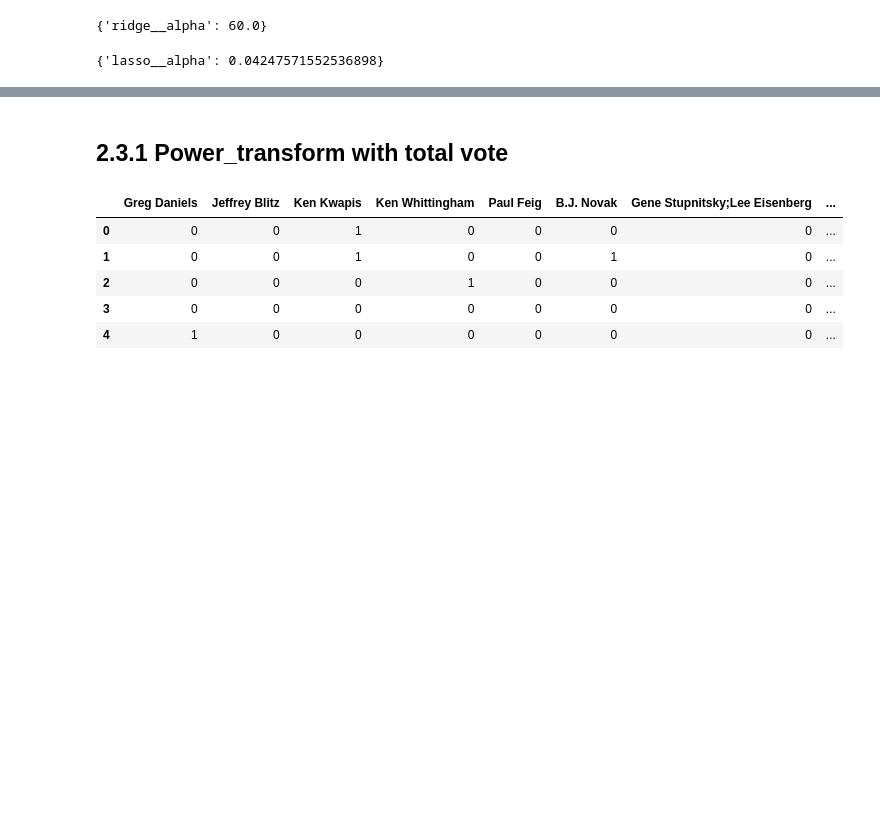
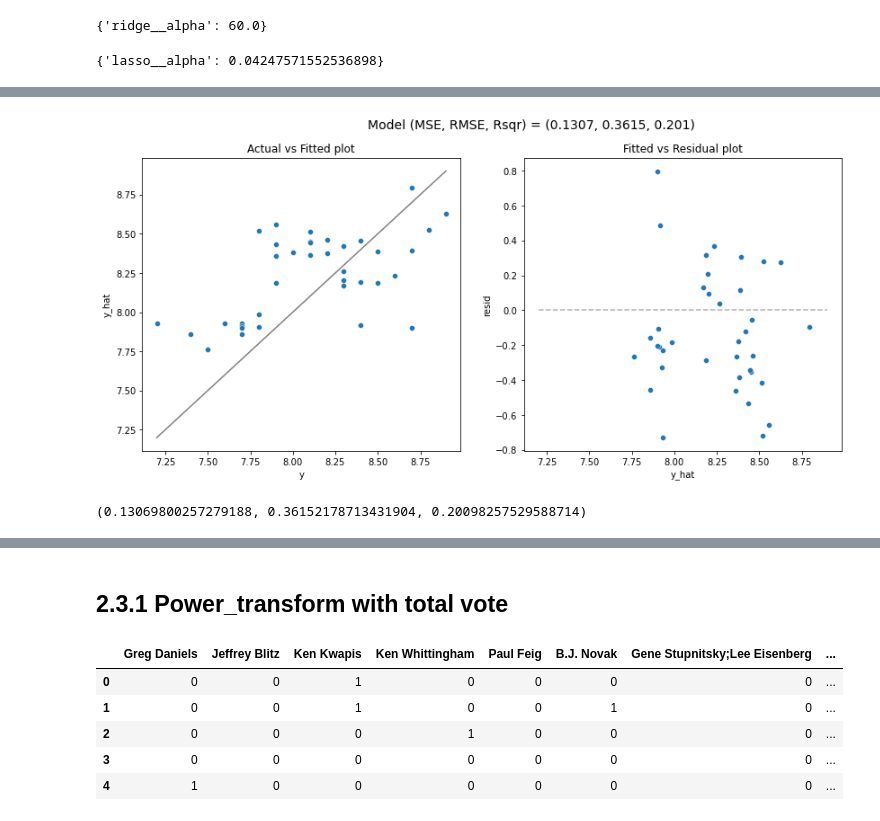
Before and after one commit to Mengyao41/ML_proj1, a Jupyter notebook: all_model.ipynb, the cells around one changed output, grey strips where cells are left out. Cells and saved outputs as stored; diff of their text form; code cells hidden in the pictures; blank space fills up the shorter version.

```diff
--- a/all_model.ipynb
+++ b/all_model.ipynb
@@ -364,0 +379,5 @@ display(all_scores.xs('sd', level=1, drop_level=False))
+# %%
+model_fit(lasso_model, X_test, y_test, plot = True)
+# %% [output]
+[figure, added]
+(0.13069800257279188, 0.36152178713431904, 0.20098257529588714)
```
Also changed, not shown: parts of 12 cells of this notebook.
